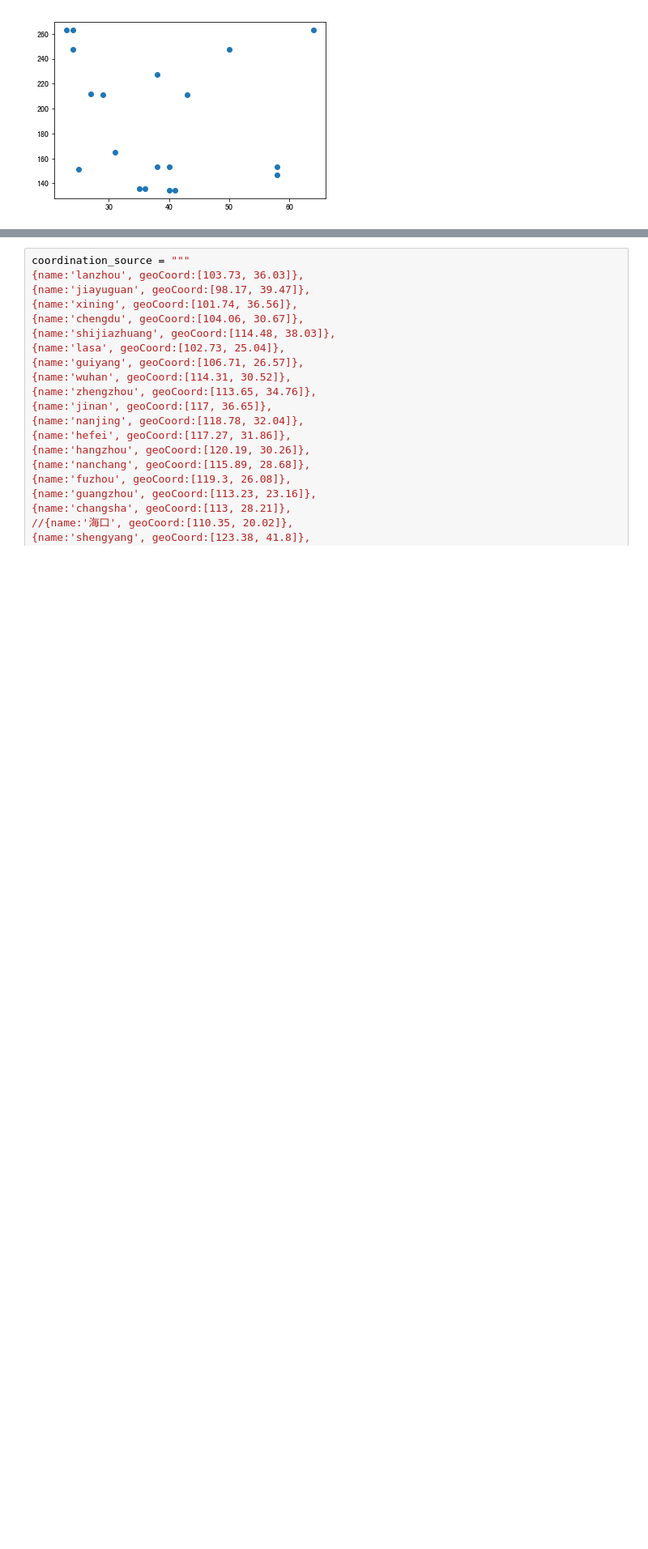
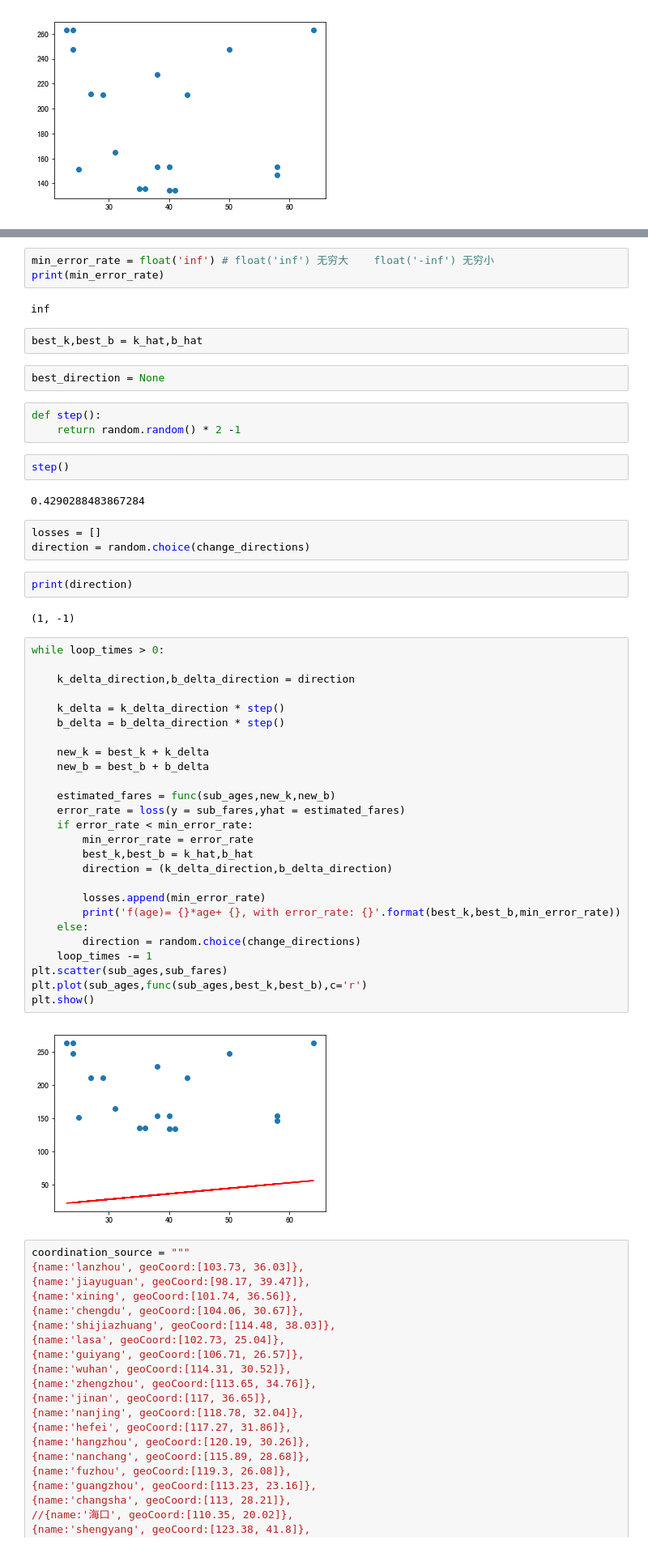
Before and after one commit to hbliudun/NLP_homework_LD, a Jupyter notebook: lesson_3/Lesson-3.ipynb, the cells around one changed output, grey strips where cells are left out. Shown at 81% size. Saved outputs shown, nothing was run; the diff lists cells and outputs as text; blank space fills up the shorter version.

```diff
--- a/lesson_3/Lesson-3.ipynb
+++ b/lesson_3/Lesson-3.ipynb
@@ -332,3 +381,54 @@ plt.scatter(sub_ages,sub_fares)
+# %%
+min_error_rate = float('inf') # float('inf') 无穷大    float('-inf') 无穷小
+print(min_error_rate)
+# %% [output]
+inf
+# %%
+best_k,best_b = k_hat,b_hat
+# %%
+best_direction = None
+# %%
+def step():
+    return random.random() * 2 -1
+# %%
+step()
+# %% [output]
+0.4290288483867284
+# %%
+losses = []
+direction = random.choice(change_directions)
+# %%
+print(direction)
+# %% [output]
+(1, -1)
+# %%
+while loop_times > 0:
+
+    k_delta_direction,b_delta_direction = direction
+
+    k_delta = k_delta_direction * step()
+    b_delta = b_delta_direction * step()
+
+    new_k = best_k + k_delta
+    new_b = best_b + b_delta
+
+    estimated_fares = func(sub_ages,new_k,new_b)
+    error_rate = loss(y = sub_fares,yhat = estimated_fares)
+    if error_rate < min_error_rate:
+        min_error_rate = error_rate
+        best_k,best_b = k_hat,b_hat
+        direction = (k_delta_direction,b_delta_direction)
+
+        losses.append(min_error_rate)
+        print('f(age)= {}*age+ {}, with error_rate: {}'.format(best_k,best_b,min_error_rate))
+    else:
+        direction = random.choice(change_directions)
+    loop_times -= 1
+plt.scatter(sub_ages,sub_fares)
+plt.plot(sub_ages,func(sub_ages,best_k,best_b),c='r')
+plt.show()
+# %% [output]
+[figure, added]
 # %%
 coordination_source = """
 {name:'lanzhou', geoCoord:[103.73, 36.03]},
```
Also changed, not shown: parts of 6 cells of this notebook, 1 other file.
